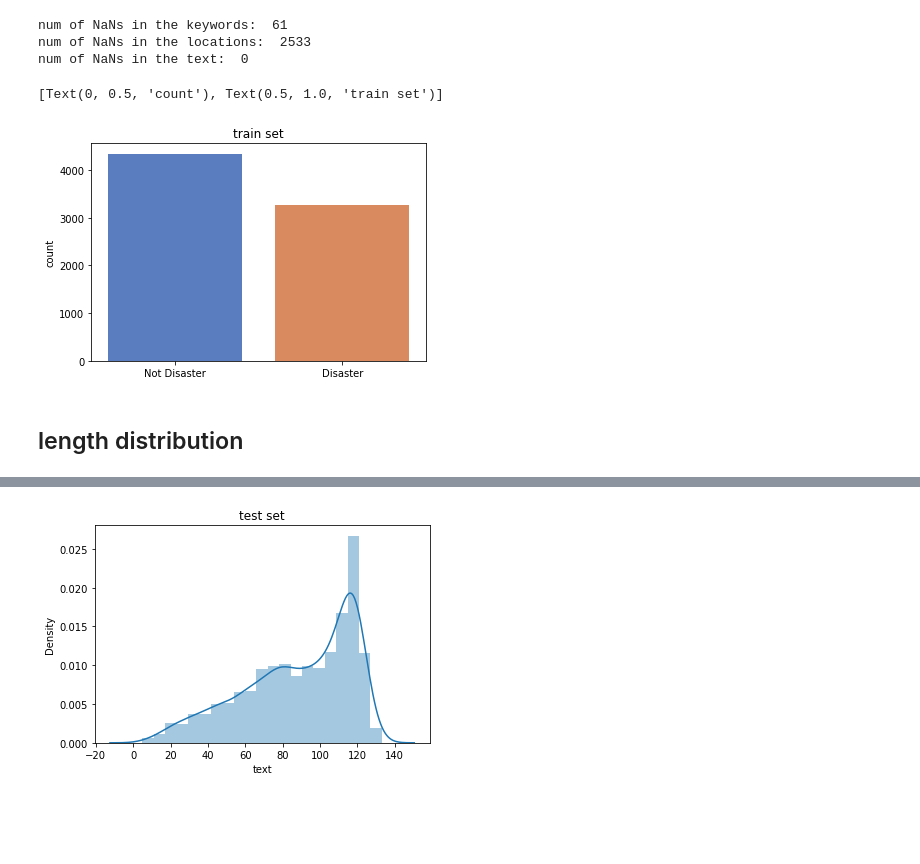
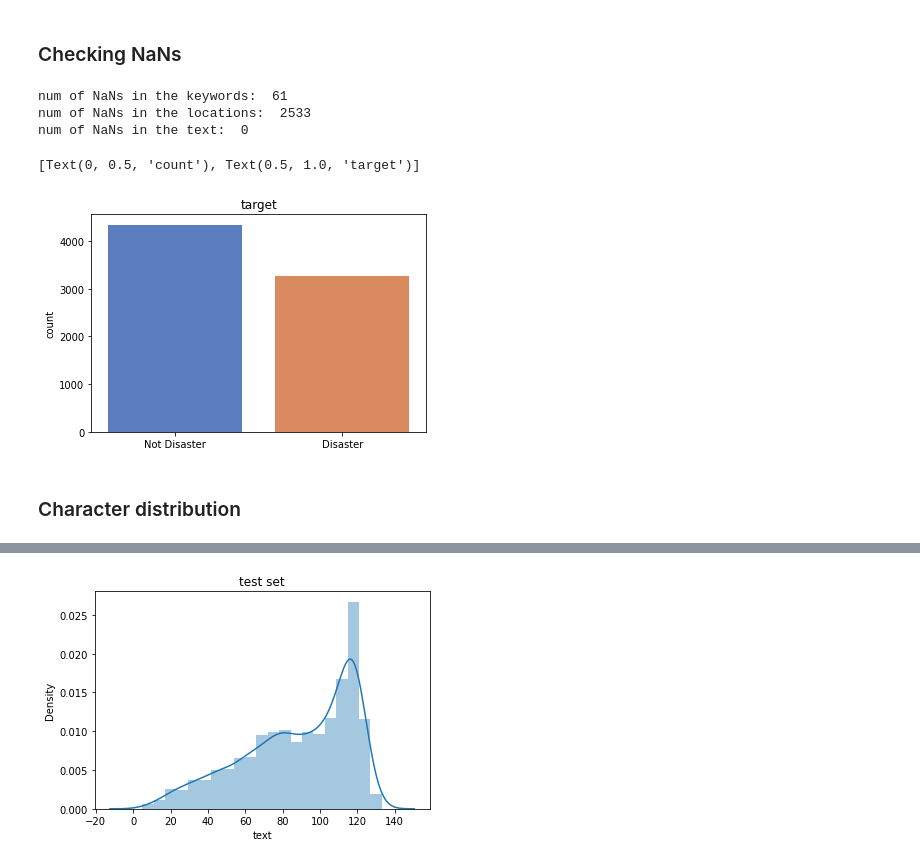
Before and after one commit to gha7all/DataScienceHub, a Jupyter notebook: week-3/disaster_tweets/tweets.ipynb, the cells around one changed output, grey strips where cells are left out. Cells and saved outputs as stored; diff of their text form; code cells hidden in the pictures; blank space fills up the shorter version.

```diff
--- a/week-3/disaster_tweets/tweets.ipynb
+++ b/week-3/disaster_tweets/tweets.ipynb
@@ -37,3 +64,5 @@ train_df
+# %% [markdown]
+### Checking NaNs
 # %%
 # num of missing values
 
@@ -47,12 +83,12 @@ num of NaNs in the text:  0
 # %%
 # target distribution
 
 results = train_df.groupby('target', as_index=False)['id'].count()
 g = sns.barplot(['Not Disaster', 'Disaster'], results['id'], palette='muted')
-g.set(ylabel='count', title='train set')
+g.set(ylabel='count', title='target')
 # %% [output]
-[Text(0, 0.5, 'count'), Text(0.5, 1.0, 'train set')]
+[Text(0, 0.5, 'count'), Text(0.5, 1.0, 'target')]
-[figure, old version]
+[figure, new version]
 # %% [markdown]
-## length distribution
+### Character distribution
 # %%
```
Also changed, not shown: parts of 25 cells of this notebook.
